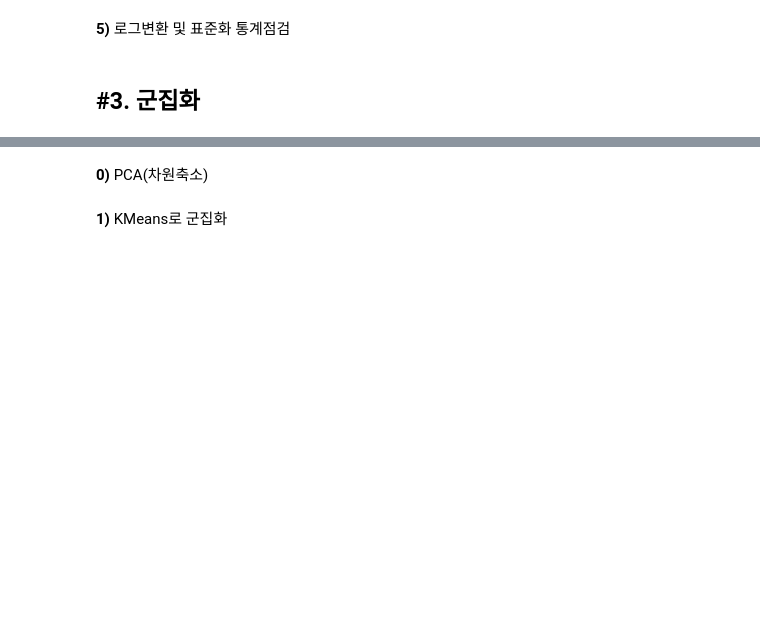
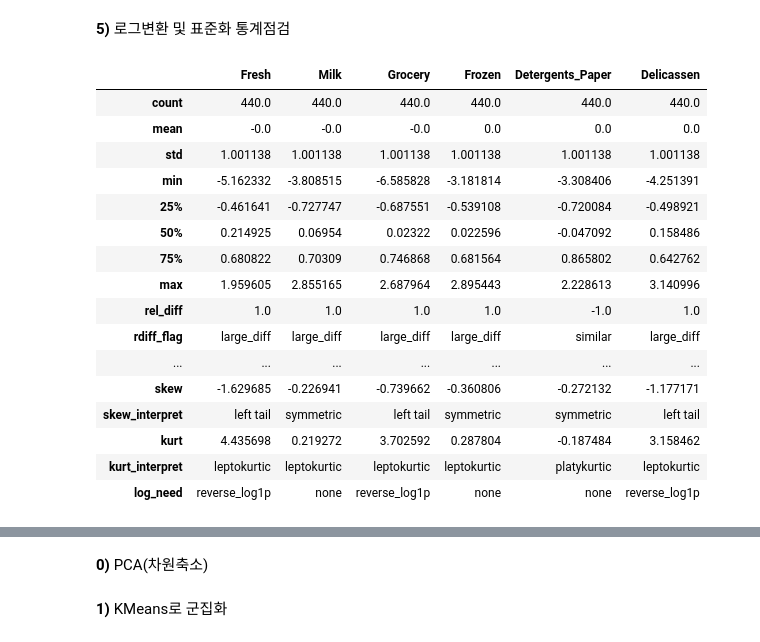
Before and after one commit to Jae1-99999/Wholesalecustomers, a Jupyter notebook: 파이프라인.ipynb, the cells around one changed output, grey strips where cells are left out. Drawn from its saved outputs; the diff is of its cells as text; code cells hidden in the pictures; blank space fills up the shorter version.

```diff
--- a/파이프라인.ipynb
+++ b/파이프라인.ipynb
@@ -512,2 +535,6 @@ my_stats.correlation_summary(corr)
 # %% [markdown]
 **4)** 로그변환 및 표준화(스케일링)
+# %%
+# log 변환 (연속형 컬럼)
+log_df = my_prep.log_transform(df, log_columns=num_cols)
+log_df.head()
@@ -513,0 +556,4 @@ my_stats.correlation_summary(corr)
+# %%
+# 스케일링 (연속형 컬럼)
+scaling_df = my_prep.scaling(log_df, columns=num_cols)
+scaling_df.head()
@@ -514,4 +576,23 @@ my_stats.correlation_summary(corr)
 # %% [markdown]
 **5)** 로그변환 및 표준화 통계점검
-# %% [markdown]
-## #3. 군집화
+# %%
+sc_desc = my_qtcheck.numerical_summary(scaling_df)
+sc_desc.T
+# %% [output]
+|  | Fresh | Milk | Grocery | Frozen | Detergents_Paper | Delicassen |
+| count | 440.0 | 440.0 | 440.0 | 440.0 | 440.0 | 440.0 |
+| mean | -0.0 | -0.0 | -0.0 | 0.0 | 0.0 | 0.0 |
+| std | 1.001138 | 1.001138 | 1.001138 | 1.001138 | 1.001138 | 1.001138 |
+| min | -5.162332 | -3.808515 | -6.585828 | -3.181814 | -3.308406 | -4.251391 |
+| 25% | -0.461641 | -0.727747 | -0.687551 | -0.539108 | -0.720084 | -0.498921 |
+| 50% | 0.214925 | 0.06954 | 0.02322 | 0.022596 | -0.047092 | 0.158486 |
+| 75% | 0.680822 | 0.70309 | 0.746868 | 0.681564 | 0.865802 | 0.642762 |
+| max | 1.959605 | 2.855165 | 2.687964 | 2.895443 | 2.228613 | 3.140996 |
+| rel_diff | 1.0 | 1.0 | 1.0 | 1.0 | -1.0 | 1.0 |
+| rdiff_flag | large_diff | large_diff | large_diff | large_diff | similar | large_diff |
+| ... | ... | ... | ... | ... | ... | ... |
+| skew | -1.629685 | -0.226941 | -0.739662 | -0.360806 | -0.272132 | -1.177171 |
+| skew_interpret | left tail | symmetric | left tail | symmetric | symmetric | left tail |
+| kurt | 4.435698 | 0.219272 | 3.702592 | 0.287804 | -0.187484 | 3.158462 |
+| kurt_interpret | leptokurtic | leptokurtic | leptokurtic | leptokurtic | platykurtic | leptokurtic |
+| log_need | reverse_log1p | none | reverse_log1p | none | none | reverse_log1p |
```
Also changed, not shown: parts of 8 cells of this notebook, 3 other files.
